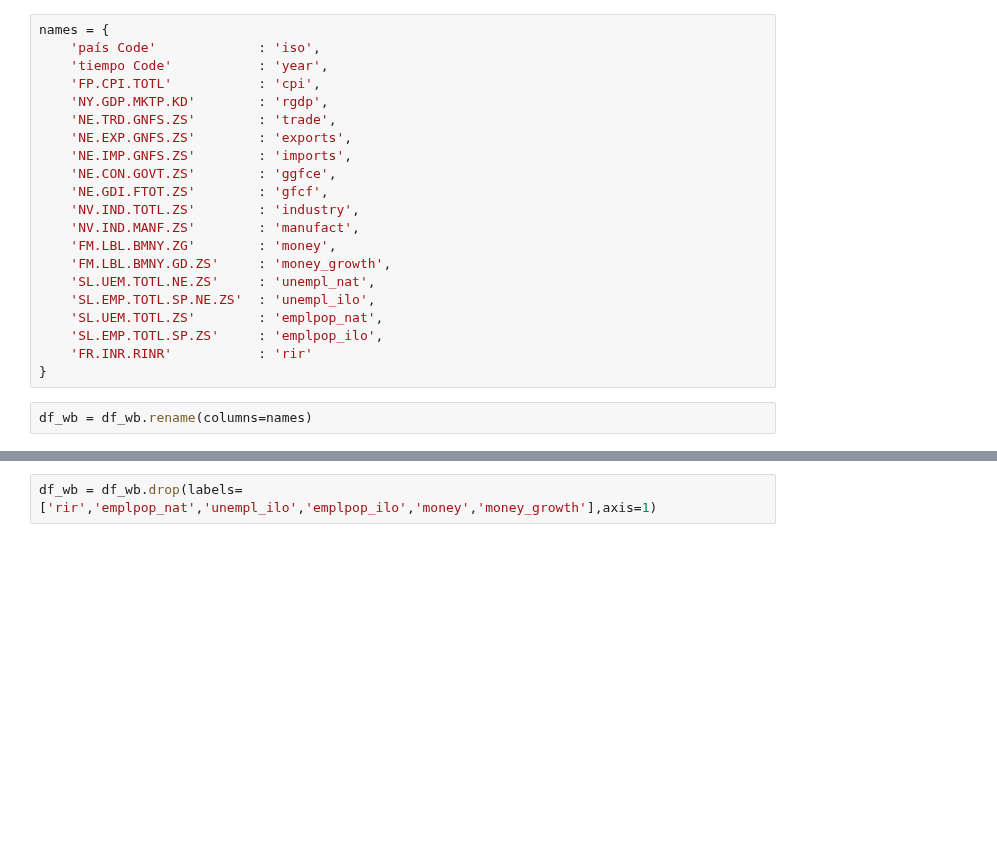
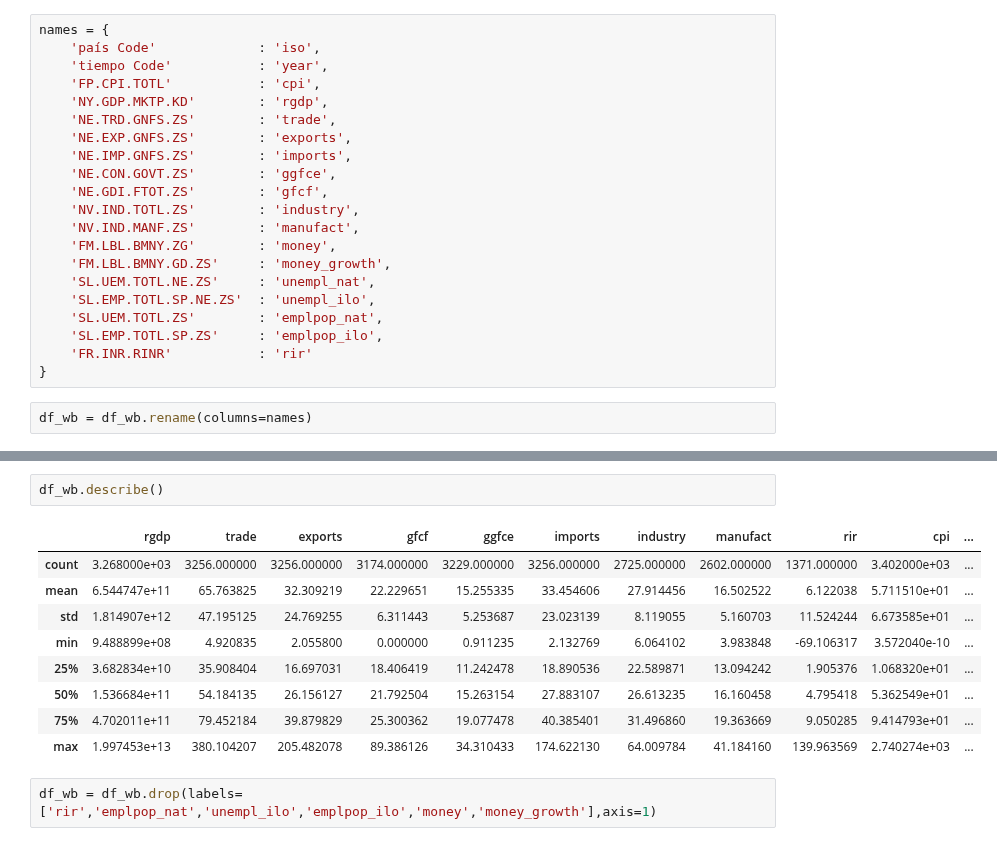
Before and after one commit to valegrei/gdp-growth-forecast, a Jupyter notebook: gdp_growth_forecasting/analysis/data_analysis.ipynb, the cells around one changed output, grey strips where cells are left out. Cells and saved outputs as stored; diff of their text form; blank space fills up the shorter version.

```diff
--- a/gdp_growth_forecasting/analysis/data_analysis.ipynb
+++ b/gdp_growth_forecasting/analysis/data_analysis.ipynb
@@ -154,2 +174,14 @@ df_wb = df_wb.rename(columns=names)
+# %%
+df_wb.describe()
+# %% [output]
+|  | rgdp | trade | exports | gfcf | ggfce | imports | industry | manufact | rir | cpi | ... |
+| count | 3.268000e+03 | 3256.000000 | 3256.000000 | 3174.000000 | 3229.000000 | 3256.000000 | 2725.000000 | 2602.000000 | 1371.000000 | 3.402000e+03 | ... |
+| mean | 6.544747e+11 | 65.763825 | 32.309219 | 22.229651 | 15.255335 | 33.454606 | 27.914456 | 16.502522 | 6.122038 | 5.711510e+01 | ... |
+| std | 1.814907e+12 | 47.195125 | 24.769255 | 6.311443 | 5.253687 | 23.023139 | 8.119055 | 5.160703 | 11.524244 | 6.673585e+01 | ... |
+| min | 9.488899e+08 | 4.920835 | 2.055800 | 0.000000 | 0.911235 | 2.132769 | 6.064102 | 3.983848 | -69.106317 | 3.572040e-10 | ... |
+| 25% | 3.682834e+10 | 35.908404 | 16.697031 | 18.406419 | 11.242478 | 18.890536 | 22.589871 | 13.094242 | 1.905376 | 1.068320e+01 | ... |
+| 50% | 1.536684e+11 | 54.184135 | 26.156127 | 21.792504 | 15.263154 | 27.883107 | 26.613235 | 16.160458 | 4.795418 | 5.362549e+01 | ... |
+| 75% | 4.702011e+11 | 79.452184 | 39.879829 | 25.300362 | 19.077478 | 40.385401 | 31.496860 | 19.363669 | 9.050285 | 9.414793e+01 | ... |
+| max | 1.997453e+13 | 380.104207 | 205.482078 | 89.386126 | 34.310433 | 174.622130 | 64.009784 | 41.184160 | 139.963569 | 2.740274e+03 | ... |
 # %%
 df_wb = df_wb.drop(labels=['rir','emplpop_nat','unempl_ilo','emplpop_ilo','money','money_growth'],axis=1)
```
Also changed, not shown: parts of 15 cells of this notebook, 3 other files.
